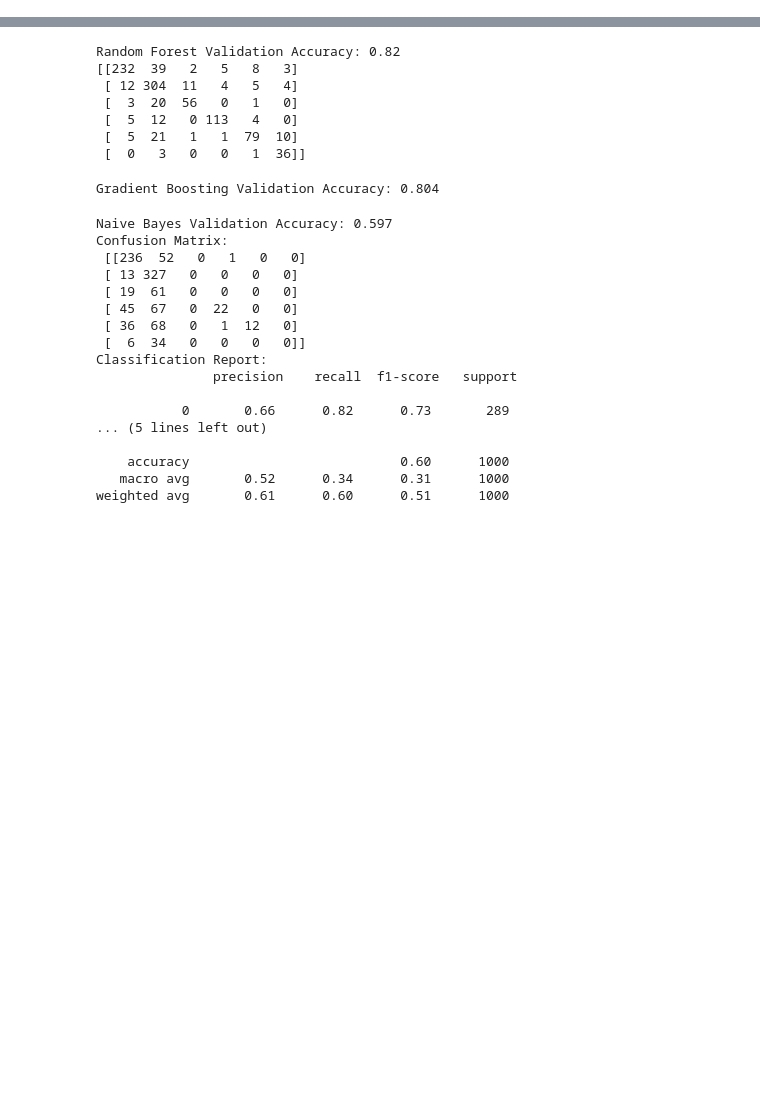
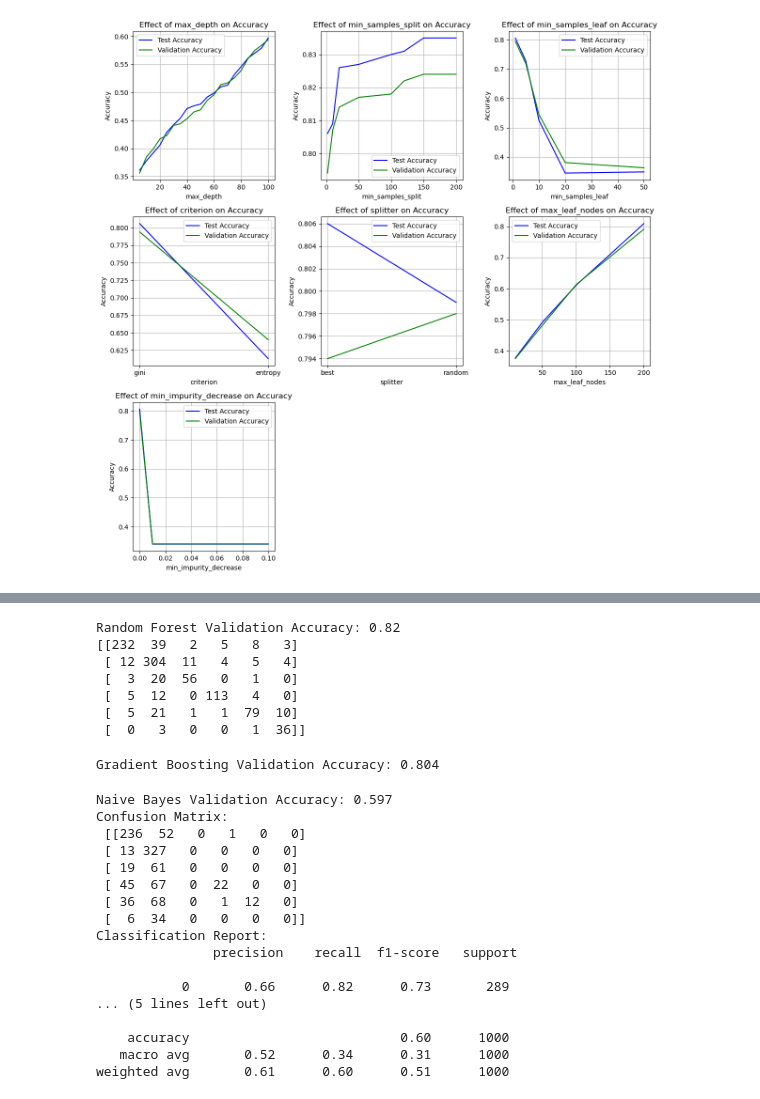
Before and after one commit to ekoface/IS_seminar, a Jupyter notebook: seminar2/seminar2.ipynb, the cells around one changed output, grey strips where cells are left out. Cells and saved outputs as stored; diff of their text form; code cells hidden in the pictures; blank space fills up the shorter version.

```diff
--- a/seminar2/seminar2.ipynb
+++ b/seminar2/seminar2.ipynb
@@ -76,0 +207,77 @@ y_test = test_data['label'].values
+# %%
+import matplotlib.pyplot as plt
+import numpy as np
+from sklearn.base import clone
+from sklearn.metrics import accuracy_score
+from sklearn.tree import DecisionTreeClassifier
+
+# Function to plot learning curve for each hyperparameter
+def plot_learning_curve_for_param(param_name, param_values, X_train, y_train, X_val, y_val):
+    test_accuracies = []
+    val_accuracies = []
+
+    for param_value in param_values:
+        pipeline_copy = clone(pipeline)
+
+        pipeline_copy.set_params(**{f'classifier__{param_name}': param_value})
+
+        pipeline_copy.fit(X_train, y_train)
+
+        test_acc = accuracy_score(y_test, pipeline_copy.predict(X_test))
+        val_acc = accuracy_score(y_val, pipeline_copy.predict(X_val))
+
+        test_accuracies.append(test_acc)
+        val_accuracies.append(val_acc)
+
+    plt.plot(param_values, test_accuracies, label="Test Accuracy", color="blue")
+    plt.plot(param_values, val_accuracies, label="Validation Accuracy", color="green")
+    plt.xlabel(param_name)
+    plt.ylabel("Accuracy")
+    plt.title(f"Effect of {param_name} on Accuracy")
+    plt.legend()
+    plt.grid(True)
+
+# Generate plots for each hyperparameter
+
+# 1. max_depth
+max_depth_values = np.arange(5, 300, 10)
+plt.figure(figsize=(12, 12))
+plt.subplot(3, 3, 1)
+plot_learning_curve_for_param('max_depth', max_depth_values, X_train, y_train, X_val, y_val)
+
+# 2. min_samples_split
+min_samples_split_values = np.arange(0,350,50)
+plt.subplot(3, 3, 2)
+plot_learning_curve_for_param('min_samples_split', min_samples_split_values, X_train, y_train, X_val, y_val)
+
+# 3. min_samples_leaf
+min_samples_leaf_values = [1, 5, 10, 20, 50]
+plt.subplot(3, 3, 3)
+plot_learning_curve_for_param('min_samples_leaf', min_samples_leaf_values, X_train, y_train, X_val, y_val)
+
+# 4. criterion
+criterion_values = ['gini', 'entropy']
+plt.subplot(3, 3, 4)
+plot_learning_curve_for_param('criterion', criterion_values, X_train, y_train, X_val, y_val)
+
+
+# 6. splitter
+splitter_values = ['best', 'random']
+plt.subplot(3, 3, 5)
+plot_learning_curve_for_param('splitter', splitter_values, X_train, y_train, X_val, y_val)
+
+# 7. max_leaf_nodes
+max_leaf_nodes_values = [10, 50, 100, 200,250,300,350,400]
+plt.subplot(3, 3, 6)
+plot_learning_curve_for_param('max_leaf_nodes', max_leaf_nodes_values, X_train, y_train, X_val, y_val)
+
+# 8. min_impurity_decrease
+min_impurity_decrease_values = [0.0, 0.01, 0.05, 0.1]
+plt.subplot(3, 3, 7)
+plot_learning_curve_for_param('min_impurity_decrease', min_impurity_decrease_values, X_train, y_train, X_val, y_val)
+
+# Adjust layout for better spacing
+plt.tight_layout()
+plt.show()
+# %% [output]
+[figure, added]
```
Also changed, not shown: parts of 21 cells of this notebook, 4 other files.
